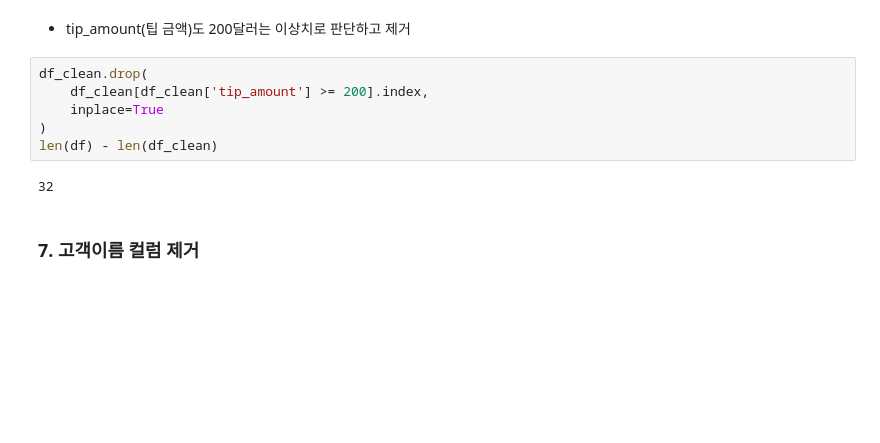
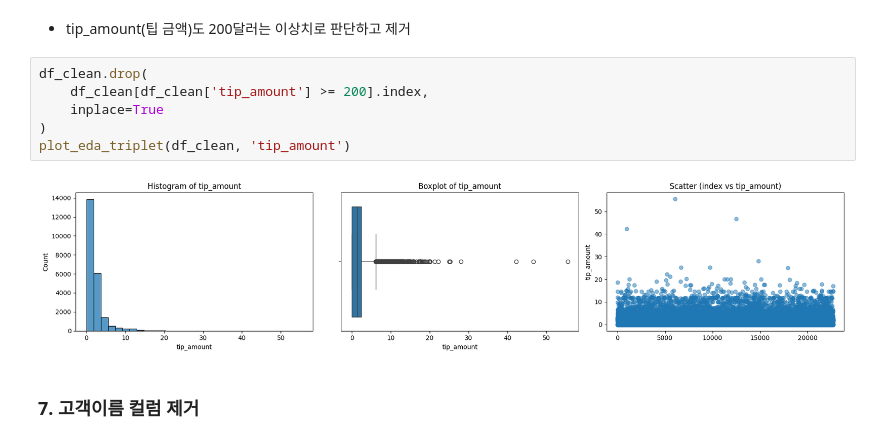
Before and after one commit to HJM3805/DA5_JM, a Jupyter notebook: Trip_Project.ipynb, the cells around one changed output. Drawn from its saved outputs; the diff is of its cells as text; blank space fills up the shorter version.

```diff
--- a/Trip_Project.ipynb
+++ b/Trip_Project.ipynb
@@ -327,11 +350,11 @@ Name: tip_amount, Length: 22701, dtype: float64
 # %%
 df_clean.drop(
     df_clean[df_clean['tip_amount'] >= 200].index,
     inplace=True
 )
-len(df) - len(df_clean)
+plot_eda_triplet(df_clean, 'tip_amount')
 # %% [output]
-32
+[figure, added]
 # %% [markdown]
 ### 7. 고객이름 컬럼 제거
 # %%
```
Also changed, not shown: parts of 5 cells of this notebook.
